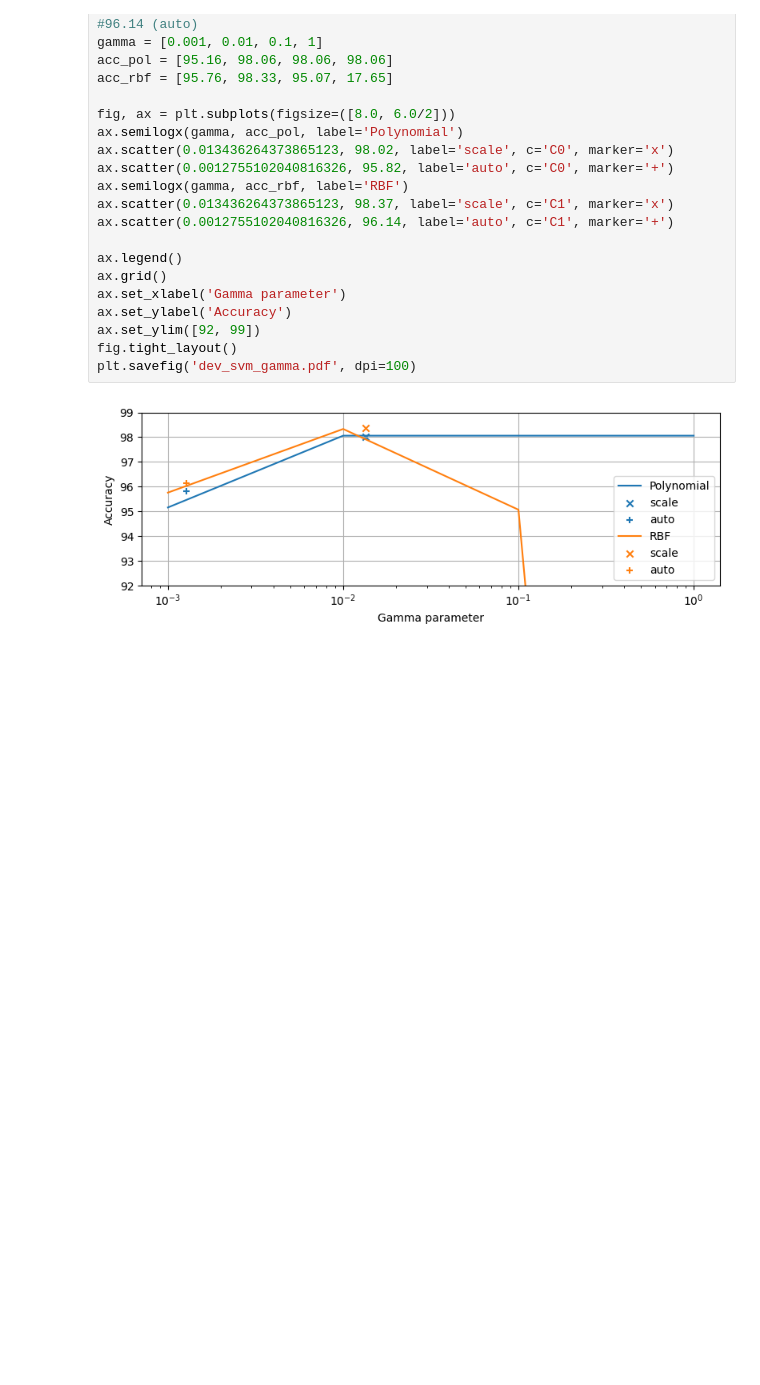
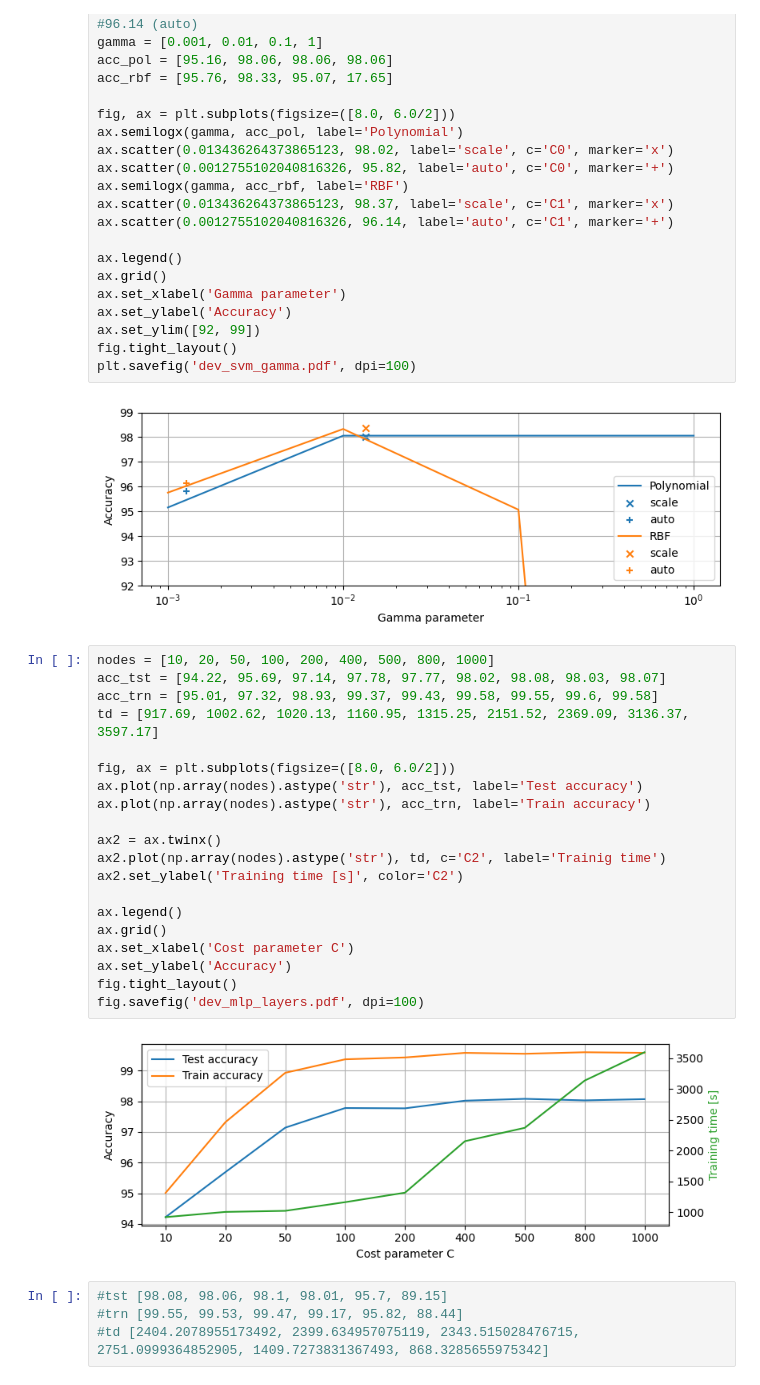
Before and after one commit to Madsen95/ML_Miniproject, a Jupyter notebook: dev.ipynb, the cells around one changed output. Cells and saved outputs as stored; diff of their text form; blank space fills up the shorter version.

Commit message:
MLP test

```diff
--- a/dev.ipynb
+++ b/dev.ipynb
@@ -45,3 +45,29 @@ fig.tight_layout()
 plt.savefig('dev_svm_gamma.pdf', dpi=100)
 # %% [output]
 [figure]
+# %%
+nodes = [10, 20, 50, 100, 200, 400, 500, 800, 1000]
+acc_tst = [94.22, 95.69, 97.14, 97.78, 97.77, 98.02, 98.08, 98.03, 98.07]
+acc_trn = [95.01, 97.32, 98.93, 99.37, 99.43, 99.58, 99.55, 99.6, 99.58]
+td = [917.69, 1002.62, 1020.13, 1160.95, 1315.25, 2151.52, 2369.09, 3136.37, 3597.17]
+
+fig, ax = plt.subplots(figsize=([8.0, 6.0/2]))
+ax.plot(np.array(nodes).astype('str'), acc_tst, label='Test accuracy')
+ax.plot(np.array(nodes).astype('str'), acc_trn, label='Train accuracy')
+
+ax2 = ax.twinx()
+ax2.plot(np.array(nodes).astype('str'), td, c='C2', label='Trainig time')
+ax2.set_ylabel('Training time [s]', color='C2')
+
+ax.legend()
+ax.grid()
+ax.set_xlabel('Cost parameter C')
+ax.set_ylabel('Accuracy')
+fig.tight_layout()
+fig.savefig('dev_mlp_layers.pdf', dpi=100)
+# %% [output]
+[figure, added]
+# %%
+#tst [98.08, 98.06, 98.1, 98.01, 95.7, 89.15]
+#trn [99.55, 99.53, 99.47, 99.17, 95.82, 88.44]
+#td [2404.2078955173492, 2399.634957075119, 2343.515028476715, 2751.0999364852905, 1409.7273831367493, 868.3285655975342]
```
Also changed, not shown: 6 other files.
